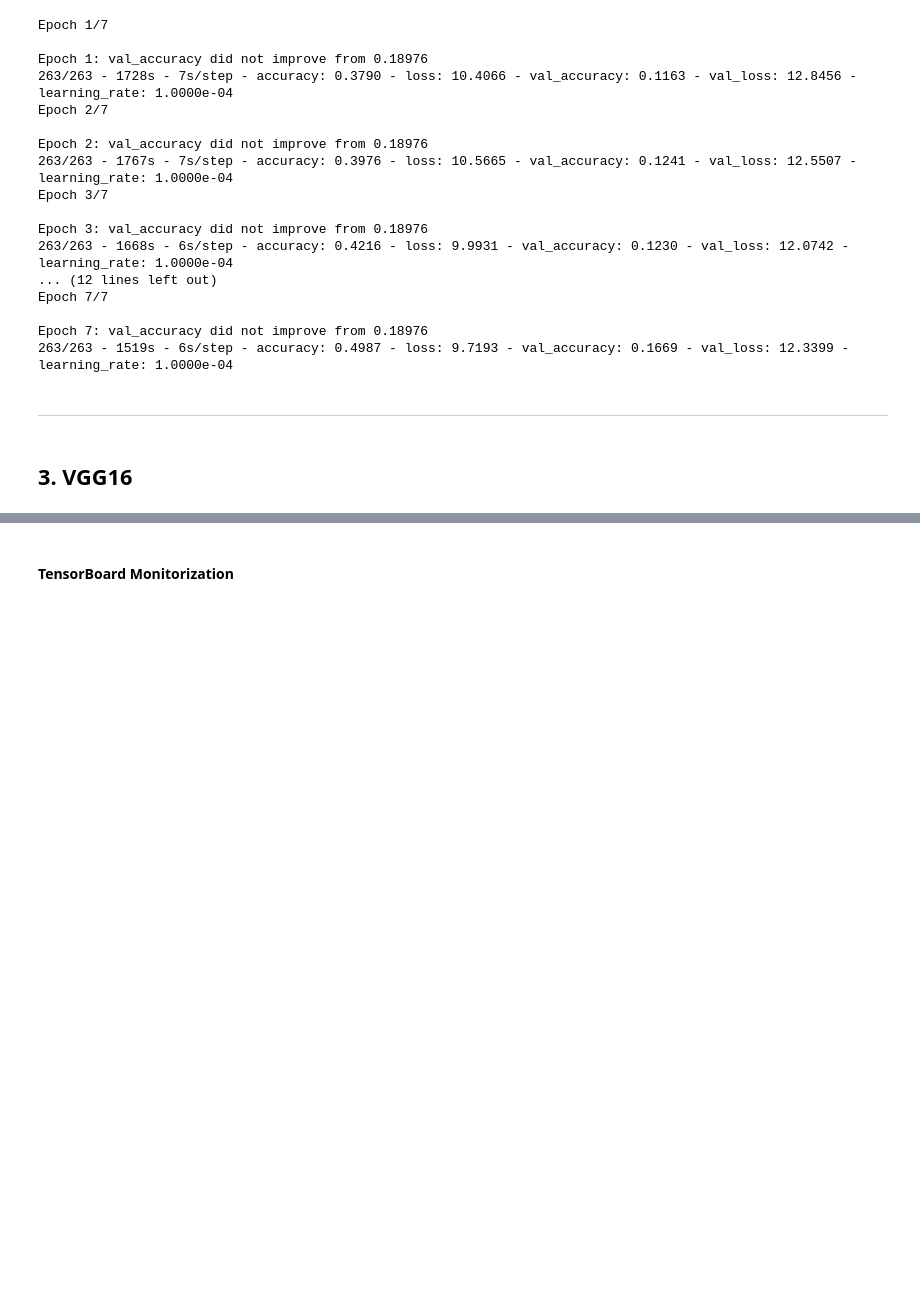
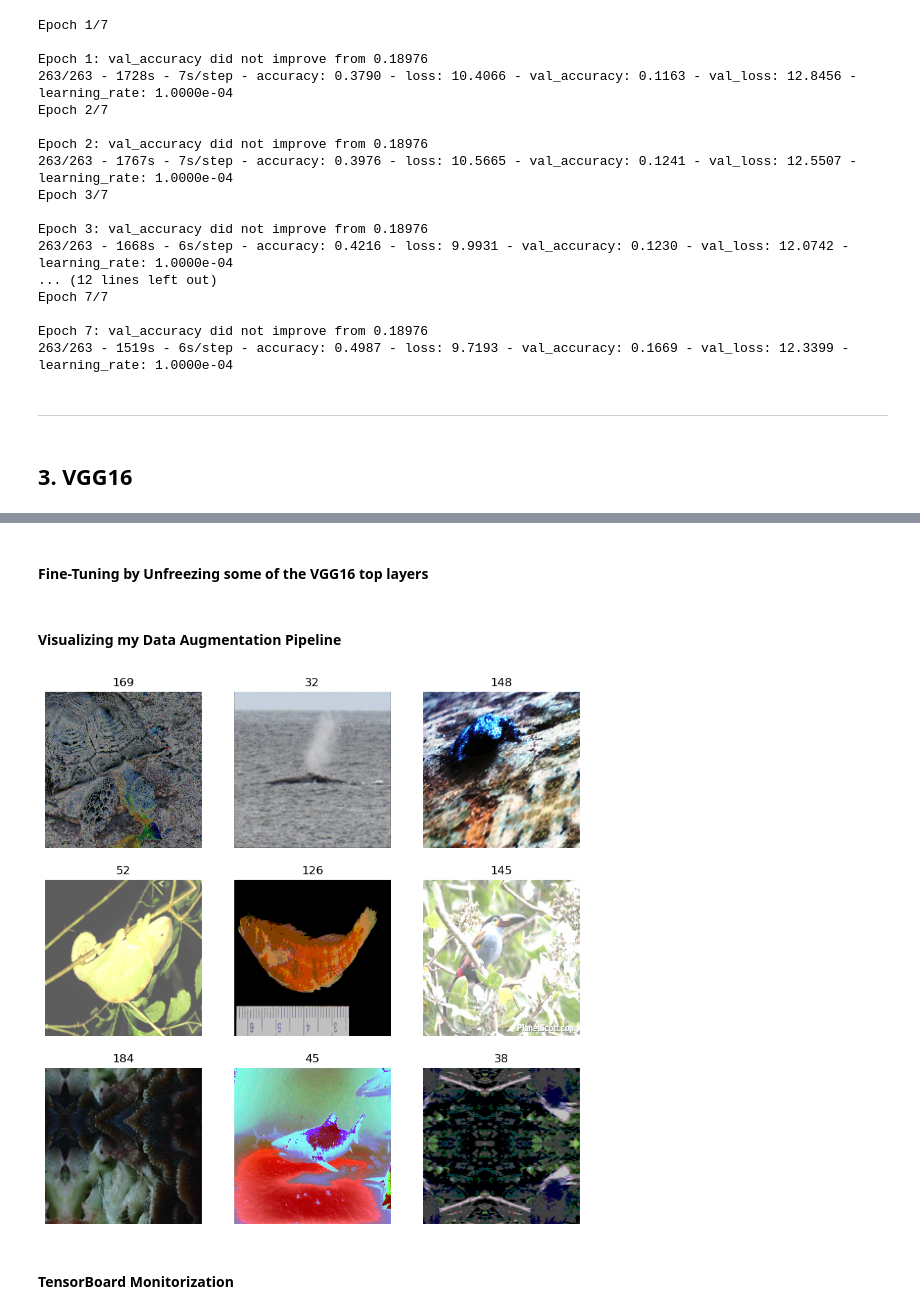
Before and after one commit to Pedro-P-Santos/DeepLearning_NovaIMS, a Jupyter notebook: Tentativa_Pedro_CleanNotebook.ipynb, the cells around one changed output, grey strips where cells are left out. Drawn from its saved outputs; the diff is of its cells as text; code cells hidden in the pictures; blank space fills up the shorter version.

```diff
--- a/Tentativa_Pedro_CleanNotebook.ipynb
+++ b/Tentativa_Pedro_CleanNotebook.ipynb
@@ -715,0 +843,4 @@ KeyboardInterrupt:
+# %% [markdown]
+#### Fine-Tuning by Unfreezing some of the VGG16 top layers
+# %% [markdown]
+#### Visualizing my Data Augmentation Pipeline
@@ -716,3 +856,26 @@ KeyboardInterrupt:
+# %%
+aug = Sequential([
+    RandAugment(
+        value_range=(0,1)
+    )
+])
+# %%
+plt.figure(figsize=(10, 10))
+for images, labels in train.take(1):
+    for i in range(9):
+        # Apply augmentation (pipeline expects a batch, so add batch dimension)
+        augmented_image = aug(tf.expand_dims(images[i], 0))
+
+        ax = plt.subplot(3, 3, i + 1)
+
+        # Remove batch dimension, multiply by 255, cast to uint8
+        img = (augmented_image[0].numpy() * 255).astype("uint8")
+
+        plt.imshow(img)
+        plt.title(int(np.argmax(labels[i])))
+        plt.axis("off")
+# %% [output]
+[figure, added]
 # %% [markdown]
 #### TensorBoard Monitorization
 # %%
```
Also changed, not shown: parts of 30 cells of this notebook.
